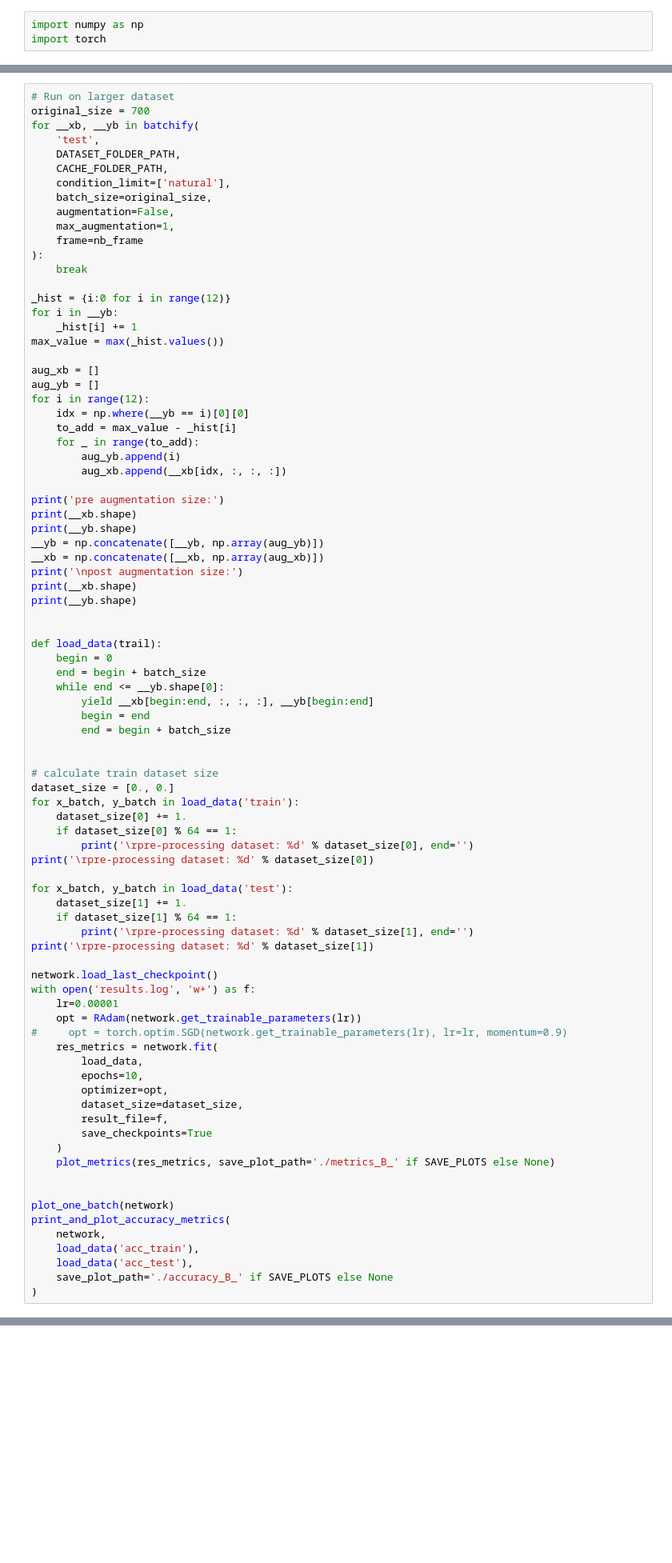
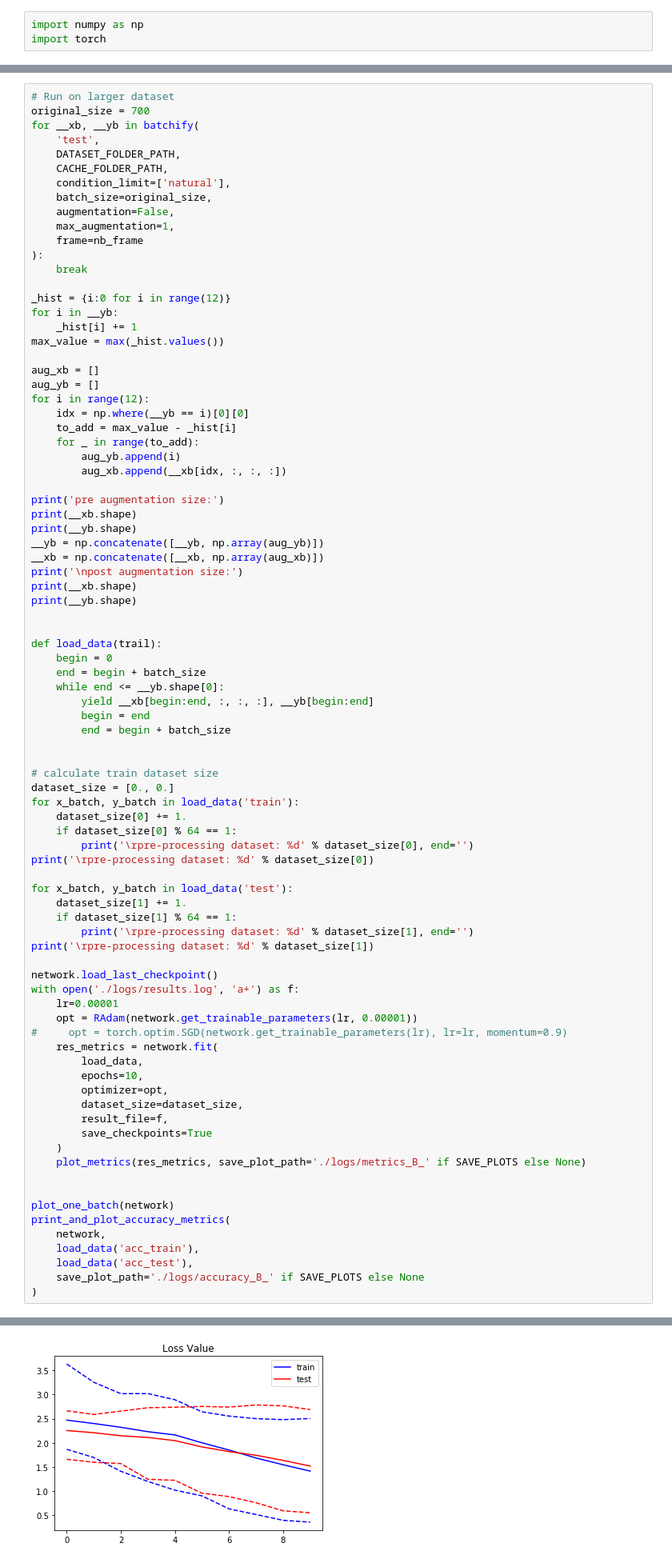
Before and after one commit to ArefMq/action-recognition-via-snn, a Jupyter notebook: S-CNN-DVS.ipynb, the cells around one changed output, grey strips where cells are left out. Shown at 80% size. Saved outputs shown, nothing was run; the diff lists cells and outputs as text; blank space fills up the shorter version.

```diff
--- a/S-CNN-DVS.ipynb
+++ b/S-CNN-DVS.ipynb
@@ -348,9 +380,9 @@ for x_batch, y_batch in load_data('test'):
 print('\rpre-processing dataset: %d' % dataset_size[1])
 
 network.load_last_checkpoint()
-with open('results.log', 'w+') as f:
+with open('./logs/results.log', 'a+') as f:
     lr=0.00001
-    opt = RAdam(network.get_trainable_parameters(lr))
+    opt = RAdam(network.get_trainable_parameters(lr, 0.00001))
 #     opt = torch.optim.SGD(network.get_trainable_parameters(lr), lr=lr, momentum=0.9)
     res_metrics = network.fit(
         load_data,
@@ -360,7 +392,7 @@ with open('results.log', 'w+') as f:
         result_file=f,
         save_checkpoints=True
     )
-    plot_metrics(res_metrics, save_plot_path='./metrics_B_' if SAVE_PLOTS else None)
+    plot_metrics(res_metrics, save_plot_path='./logs/metrics_B_' if SAVE_PLOTS else None)
 
 
 plot_one_batch(network)
@@ -368,5 +400,6 @@ print_and_plot_accuracy_metrics(
     network,
     load_data('acc_train'),
     load_data('acc_test'),
-    save_plot_path='./accuracy_B_' if SAVE_PLOTS else None
+    save_plot_path='./logs/accuracy_B_' if SAVE_PLOTS else None
 )
+# %% [output]
@@ -372,0 +423 @@ print_and_plot_accuracy_metrics(
+[figure, added]
```
Also changed, not shown: parts of 11 cells of this notebook, 3 other files.
